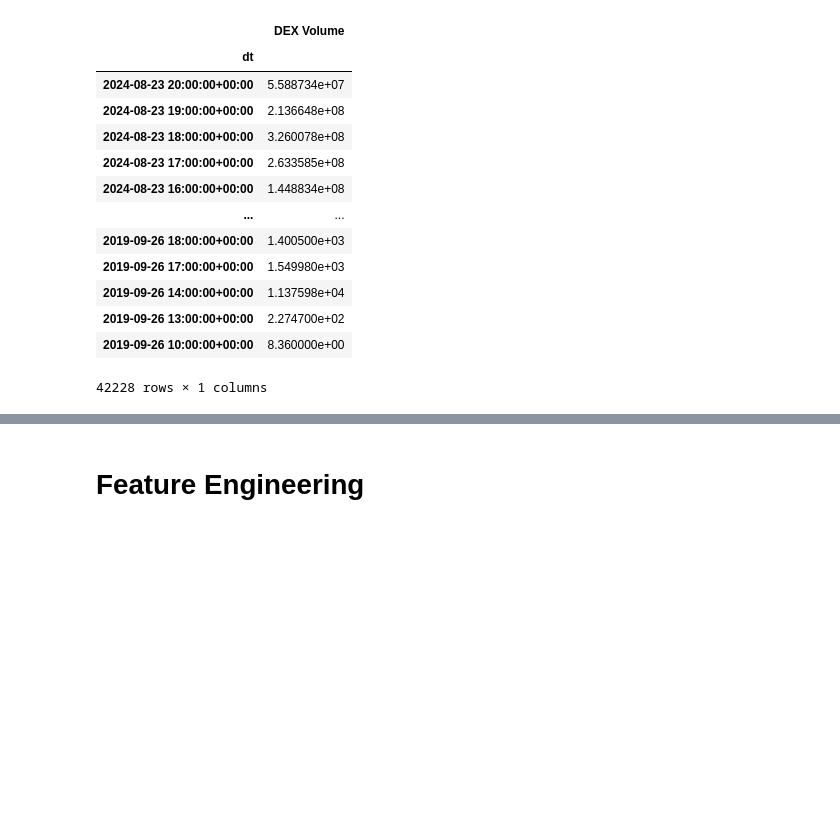
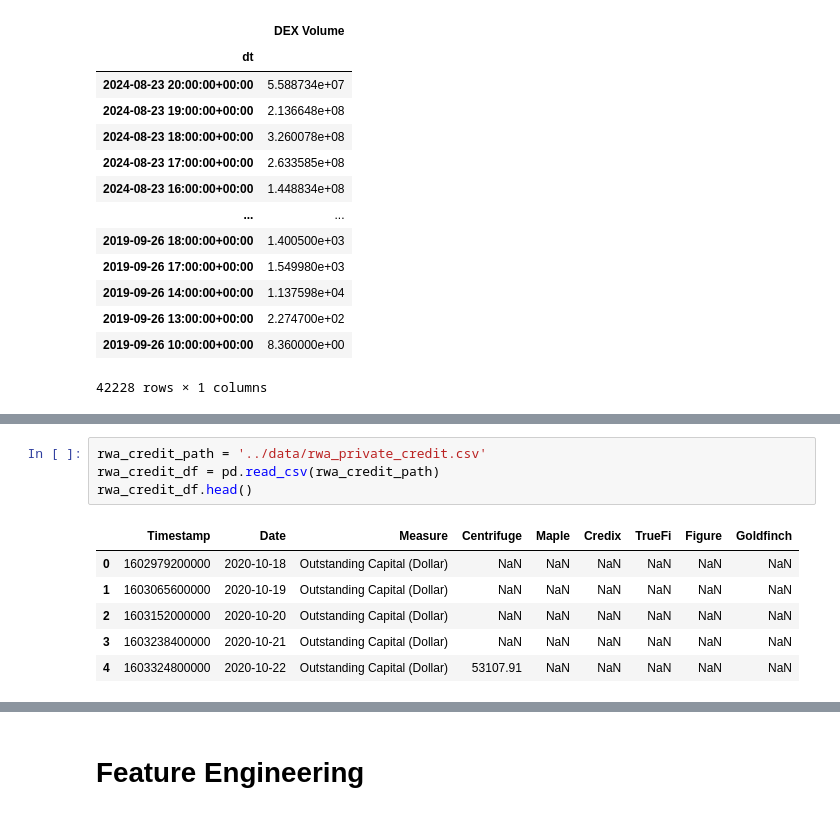
Before and after one commit to robo-advisor-lab/optimizer-dApp, a Jupyter notebook: notebooks/eda.ipynb, the cells around one changed output, grey strips where cells are left out. Drawn from its saved outputs; the diff is of its cells as text; blank space fills up the shorter version.

```diff
--- a/notebooks/eda.ipynb
+++ b/notebooks/eda.ipynb
@@ -174,0 +189,11 @@ DatetimeIndex(['2024-08-23 20:00:00+00:00', '2024-08-23 19:00:00+00:00',
+# %%
+rwa_credit_path = '../data/rwa_private_credit.csv'
+rwa_credit_df = pd.read_csv(rwa_credit_path)
+rwa_credit_df.head()
+# %% [output]
+|  | Timestamp | Date | Measure | Centrifuge | Maple | Credix | TrueFi | Figure | Goldfinch |
+| 0 | 1602979200000 | 2020-10-18 | Outstanding Capital (Dollar) | NaN | NaN | NaN | NaN | NaN | NaN |
+| 1 | 1603065600000 | 2020-10-19 | Outstanding Capital (Dollar) | NaN | NaN | NaN | NaN | NaN | NaN |
+| 2 | 1603152000000 | 2020-10-20 | Outstanding Capital (Dollar) | NaN | NaN | NaN | NaN | NaN | NaN |
+| 3 | 1603238400000 | 2020-10-21 | Outstanding Capital (Dollar) | NaN | NaN | NaN | NaN | NaN | NaN |
+| 4 | 1603324800000 | 2020-10-22 | Outstanding Capital (Dollar) | 53107.91 | NaN | NaN | NaN | NaN | NaN |
```
Also changed, not shown: parts of 9 cells of this notebook, 8 other files.
